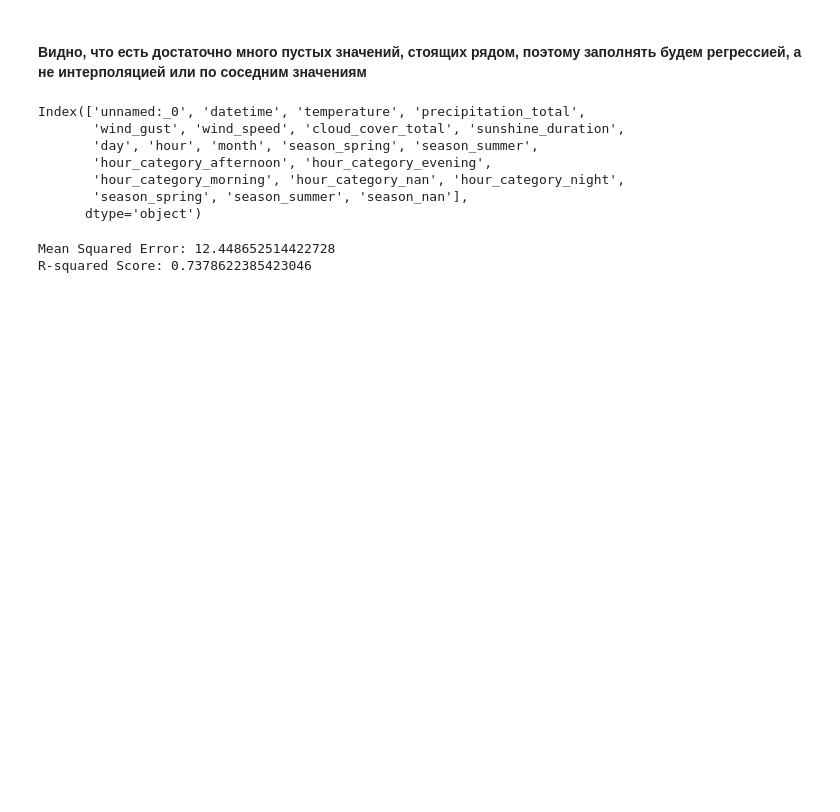
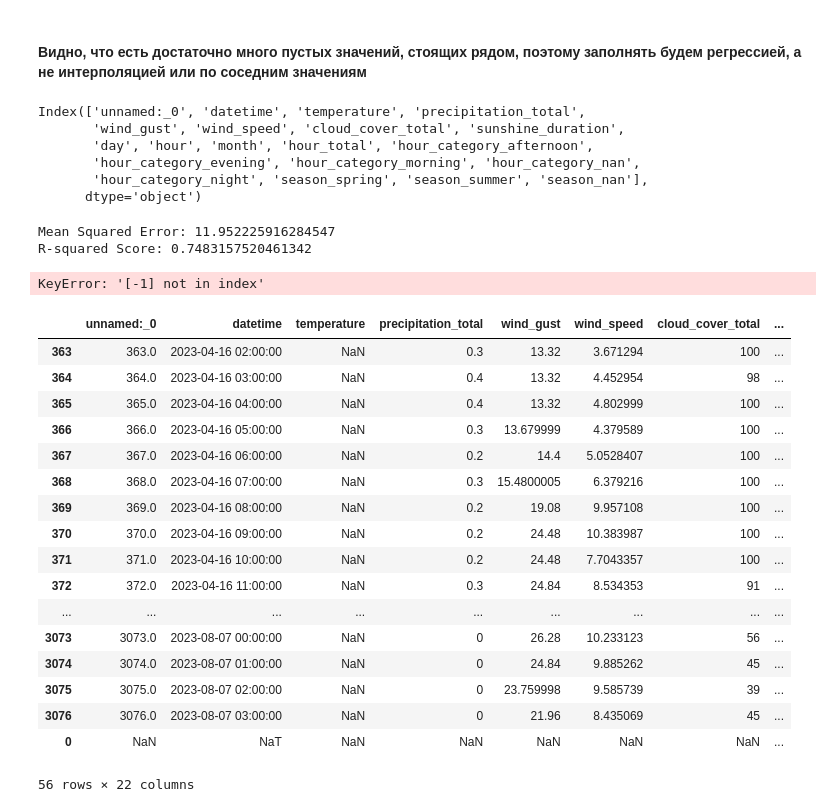
Before and after one commit to alexhronov/analiz_samokatov, a Jupyter notebook: sample.ipynb, the cells around one changed output. Saved outputs shown, nothing was run; the diff lists cells and outputs as text; code cells hidden in the pictures; blank space fills up the shorter version.

```diff
--- a/sample.ipynb
+++ b/sample.ipynb
@@ -178,6 +178,7 @@ wt1['datetime'] = pd.to_datetime(wt1['datetime'])
 wt1['day'] = wt1['datetime'].dt.day
 wt1['hour'] = wt1['datetime'].dt.hour
 wt1['month'] = wt1['datetime'].dt.month
+wt1['hour_total'] = wt1['datetime'].dt.hour + wt1.datetime.dt.dayofyear * 24
 bins = [-1, 6, 12, 18, 23]
 
 from sklearn.preprocessing import OneHotEncoder
@@ -226,10 +227,9 @@ wt1.columns
 # %% [output]
 Index(['unnamed:_0', 'datetime', 'temperature', 'precipitation_total',
        'wind_gust', 'wind_speed', 'cloud_cover_total', 'sunshine_duration',
-       'day', 'hour', 'month', 'season_spring', 'season_summer',
-       'hour_category_afternoon', 'hour_category_evening',
-       'hour_category_morning', 'hour_category_nan', 'hour_category_night',
-       'season_spring', 'season_summer', 'season_nan'],
+       'day', 'hour', 'month', 'hour_total', 'hour_category_afternoon',
+       'hour_category_evening', 'hour_category_morning', 'hour_category_nan',
+       'hour_category_night', 'season_spring', 'season_summer', 'season_nan'],
       dtype='object')
 # %%
 from sklearn.model_selection import train_test_split
@@ -242,24 +242,31 @@ from sklearn.pipeline import make_pipeline
 train_data = wt1.dropna(subset=['temperature'])
 
 # Define the features and target
-X = train_data['precipitation_total,wind_gust,cloud_cover_total,sunshine_duration,day,hour,month,season_spring,season_summer,hour_category_night,hour_category_morning,hour_category_evening,hour_category_afternoon'.split(',')]  # Specify your features
+X = train_data['precipitation_total,wind_gust,cloud_cover_total,sunshine_duration,day,hour,month,season_spring,season_summer,hour_category_night,hour_category_morning,hour_category_evening,hour_category_afternoon,hour_total'.split(',')]  # Specify your features
 y = train_data['temperature']
 
 X_train, X_test, y_train, y_test = train_test_split(X, y, test_size=0.2, random_state=42)
 
-# Create a pipeline with an imputer and linear regression model
 model = make_pipeline(SimpleImputer(), LinearRegression())
 model.fit(X_train, y_train)
 
-# Evaluate the model
 y_pred = model.predict(X_test)
 mse = mean_squared_error(y_test, y_pred)
 r2 = r2_score(y_test, y_pred)
 
-# Check if the model quality is satisfactory
 if mse > 0.5 or r2 < 0.5:
     print("Mean Squared Error:", mse)
     print("R-squared Score:", r2)
+    features_for_prediction = ['precipitation_total', 'wind_gust', 'cloud_cover_total', 'sunshine_duration',
+                               'day', 'hour', 'month', 'season_spring', 'season_summer',
+                               'hour_category_night', 'hour_category_morning', 'hour_category_evening', 'hour_category_afternoon', 'hour_total']
+
+# Make predictions for all values in the DataFrame using the selected features
+    all_predictions = model.predict(wt1[features_for_prediction])
+
+# Store the predictions in the 'temperature_predictions' column
+    wt1['temperature_predictions'] = all_predictions
+
 else:
     # Predict missing values
     X_missing = wt1.loc[wt1['temperature'].isnull(), ['precipitation_total,wind_gust,cloud_cover_total,sunshine_duration,day,hour,month,season_spring,season_summer,hour_category_night,hour_category_morning,hour_category_evening,hour_category_afternoon'.split(',')]]
@@ -267,6 +274,19 @@ else:
 
     # Fill in the missing temperature values
     wt1.loc[wt1['temperature'].isnull(), 'temperature'] = predicted_temperatures
+
+
+wt1['temperature_interpolated'] = wt1['temperature'].interpolate(method='quadratic', limit=100)
 # %% [output]
-Mean Squared Error: 12.448652514422728
-R-squared Score: 0.7378622385423046
+Mean Squared Error: 11.952225916284547
+R-squared Score: 0.7483157520461342
+# %%
+rows_with_missing_temp = wt1[wt1['temperature'].isnull()]
+
+# Include neighboring days (e.g., previous and next rows) for each row with missing 'temperature'
+neighboring_rows = wt1.loc[rows_with_missing_temp.index - 1].append(wt1.loc[rows_with_missing_temp.index]).append(wt1.loc[rows_with_missing_temp.index + 24])
+
+# Display the rows with missing 'temperature' and neighboring days
+print(neighboring_rows)
+# %% [output]
+KeyError: '[-1] not in index'
@@ -272,0 +295,21 @@ R-squared Score: 0.7378622385423046
+# %%
+rows_with_missing_temp
+# %% [output]
+|  | unnamed:_0 | datetime | temperature | precipitation_total | wind_gust | wind_speed | cloud_cover_total | ... |
+| 363 | 363.0 | 2023-04-16 02:00:00 | NaN | 0.3 | 13.32 | 3.671294 | 100 | ... |
+| 364 | 364.0 | 2023-04-16 03:00:00 | NaN | 0.4 | 13.32 | 4.452954 | 98 | ... |
+| 365 | 365.0 | 2023-04-16 04:00:00 | NaN | 0.4 | 13.32 | 4.802999 | 100 | ... |
+| 366 | 366.0 | 2023-04-16 05:00:00 | NaN | 0.3 | 13.679999 | 4.379589 | 100 | ... |
+| 367 | 367.0 | 2023-04-16 06:00:00 | NaN | 0.2 | 14.4 | 5.0528407 | 100 | ... |
+| 368 | 368.0 | 2023-04-16 07:00:00 | NaN | 0.3 | 15.4800005 | 6.379216 | 100 | ... |
+| 369 | 369.0 | 2023-04-16 08:00:00 | NaN | 0.2 | 19.08 | 9.957108 | 100 | ... |
+| 370 | 370.0 | 2023-04-16 09:00:00 | NaN | 0.2 | 24.48 | 10.383987 | 100 | ... |
+| 371 | 371.0 | 2023-04-16 10:00:00 | NaN | 0.2 | 24.48 | 7.7043357 | 100 | ... |
+| 372 | 372.0 | 2023-04-16 11:00:00 | NaN | 0.3 | 24.84 | 8.534353 | 91 | ... |
+| ... | ... | ... | ... | ... | ... | ... | ... | ... |
+| 3073 | 3073.0 | 2023-08-07 00:00:00 | NaN | 0 | 26.28 | 10.233123 | 56 | ... |
+| 3074 | 3074.0 | 2023-08-07 01:00:00 | NaN | 0 | 24.84 | 9.885262 | 45 | ... |
+| 3075 | 3075.0 | 2023-08-07 02:00:00 | NaN | 0 | 23.759998 | 9.585739 | 39 | ... |
+| 3076 | 3076.0 | 2023-08-07 03:00:00 | NaN | 0 | 21.96 | 8.435069 | 45 | ... |
+| 0 | NaN | NaT | NaN | NaN | NaN | NaN | NaN | ... |
+56 rows × 22 columns
```
Also changed, not shown: parts of 4 cells of this notebook.
